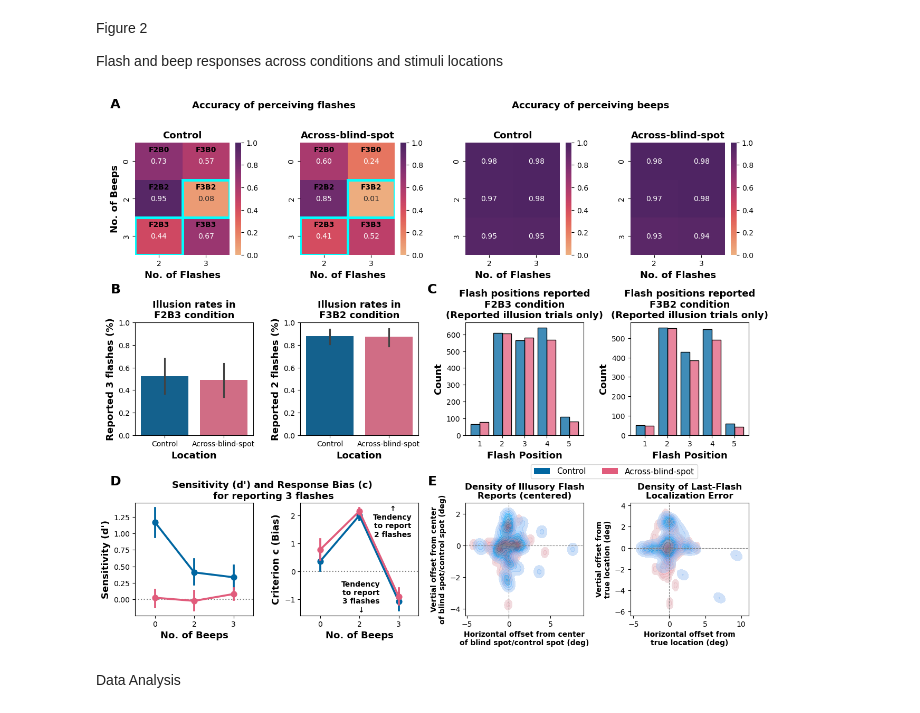
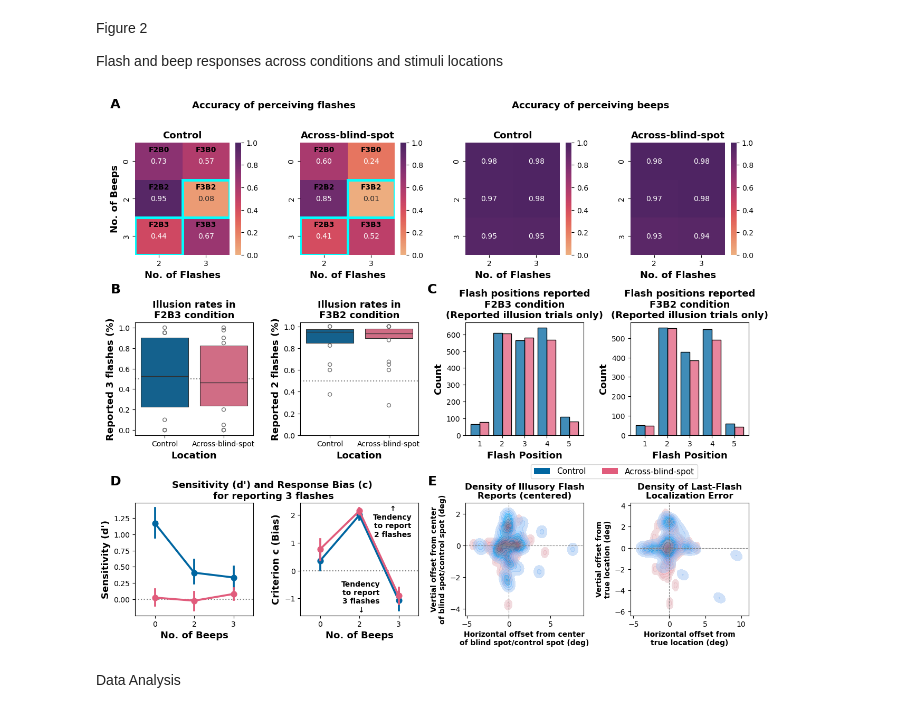
Before and after one commit to chanyca/blindspot-multisensory, a Jupyter notebook: Data/figure_2.ipynb, the cells around one changed output. Drawn from its saved outputs; the diff is of its cells as text; code cells hidden in the pictures.

```diff
--- a/Data/figure_2.ipynb
+++ b/Data/figure_2.ipynb
@@ -335,7 +335,7 @@ fig.text(x=0.7, y=0.85, s='Accuracy of perceiving beeps', ha='center', fontsize=
 # % Illusion Rates
 for idx, (condition, ylabel) in enumerate(zip(['F2B3', 'F3B2'], ['Reported 3 flashes (%)', 'Reported 2 flashes (%)'])):
     idx += 4
-    sns.barplot( # boxenplot
+    sns.boxenplot( # boxenplot
         data=illusion_plot_df[illusion_plot_df['condition']==condition],
         x='blindspot',
         y='illusion_resp',
@@ -345,7 +345,7 @@ for idx, (condition, ylabel) in enumerate(zip(['F2B3', 'F3B2'], ['Reported 3 fla
         ax=flattened_axes[idx],
         legend=False,
     )
-
+    flattened_axes[idx].axhline(0.5, ls=':', color='gray', zorder=0)
     flattened_axes[idx].set_title(f"Illusion rates in\n{condition} condition", fontsize=13, fontweight='bold')
     flattened_axes[idx].set_ylabel(ylabel, fontsize=axis_fontsize, fontweight='bold')
     flattened_axes[idx].set_yticks(np.arange(0, 1.1, 0.2))
@@ -427,34 +427,34 @@ flattened_axes[10].set_title("Density of Illusory Flash\nReports (centered)", fo
 flattened_axes[11].set_xlabel("Horizontal offset from\ntrue location (deg)", fontweight='bold')
 flattened_axes[11].set_ylabel("Vertial offset from\ntrue location (deg)", fontweight='bold')
 flattened_axes[11].set_title("Density of Last-Flash\nLocalization Error", fontweight='bold')
 
 # Custom two-color legend
 handle_control = Patch(facecolor=custom_palette[0])
 handle_bs = Patch(facecolor=custom_palette[1])
 legend_handles = [handle_control, handle_bs]
 legend_labels = ['Control', 'Across-blind-spot']
 
 fig.legend(
     legend_handles,
     legend_labels,
     loc='center',
     bbox_to_anchor=(0.73, 0.32),
     fontsize=11,
     ncol=2,
 )
 
 # plt.tight_layout()
 top_y, mid_y, bot_y = 0.85, 0.58, 0.3
 fig.text(x=0.1, y=top_y, s='A', ha='center', fontsize=18, fontweight='bold')
 fig.text(x=0.1, y=mid_y, s='B', ha='center', fontsize=18, fontweight='bold')
 fig.text(x=0.5, y=mid_y, s='C', ha='center', fontsize=18, fontweight='bold')
 fig.text(x=0.1, y=bot_y, s='D', ha='center', fontsize=18, fontweight='bold')
 fig.text(x=0.5, y=bot_y, s='E', ha='center', fontsize=18, fontweight='bold')
 
 plt.savefig(os.path.join('../plots', 'behavioral.png'))
 plt.show()
 # %% [output]
-[figure, old version]
+[figure, new version]
 # %% [markdown]
 Data Analysis
 # %%
```
